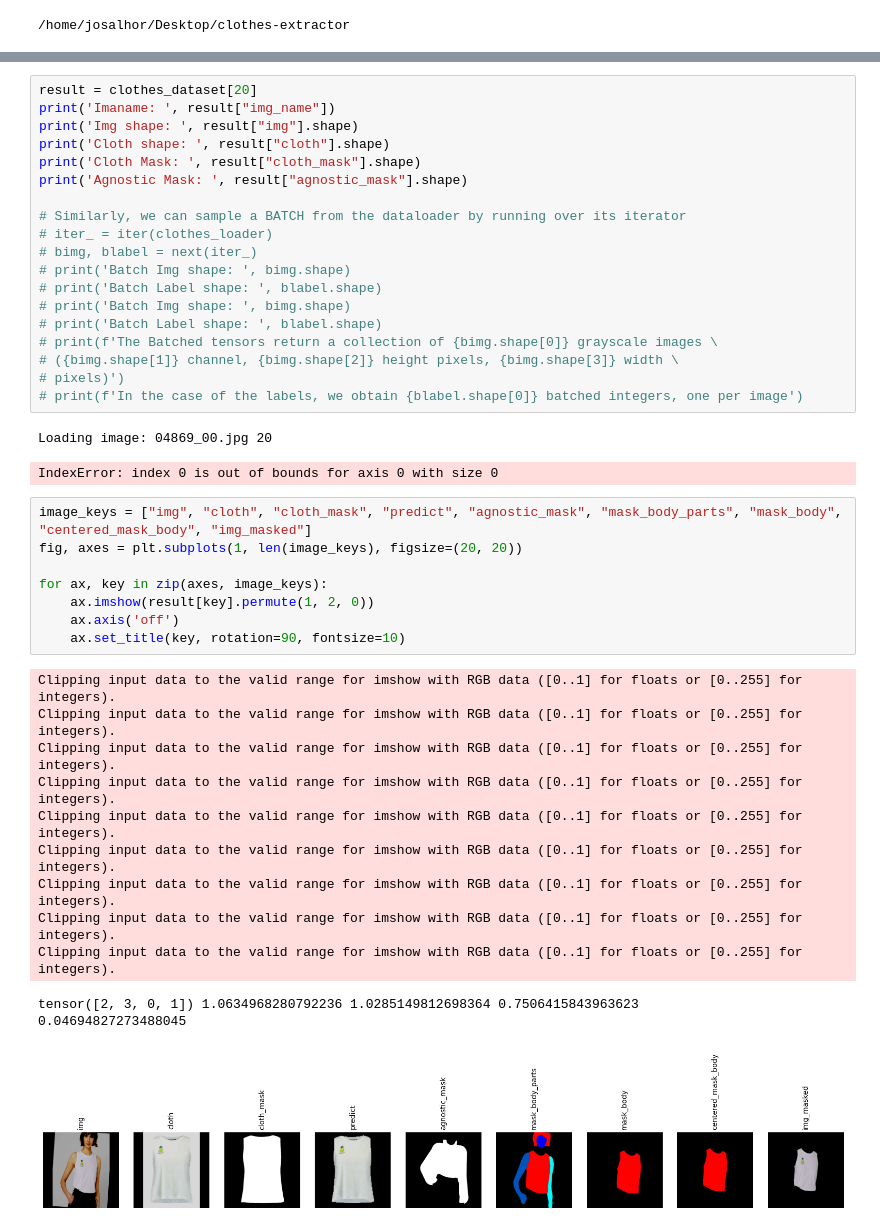
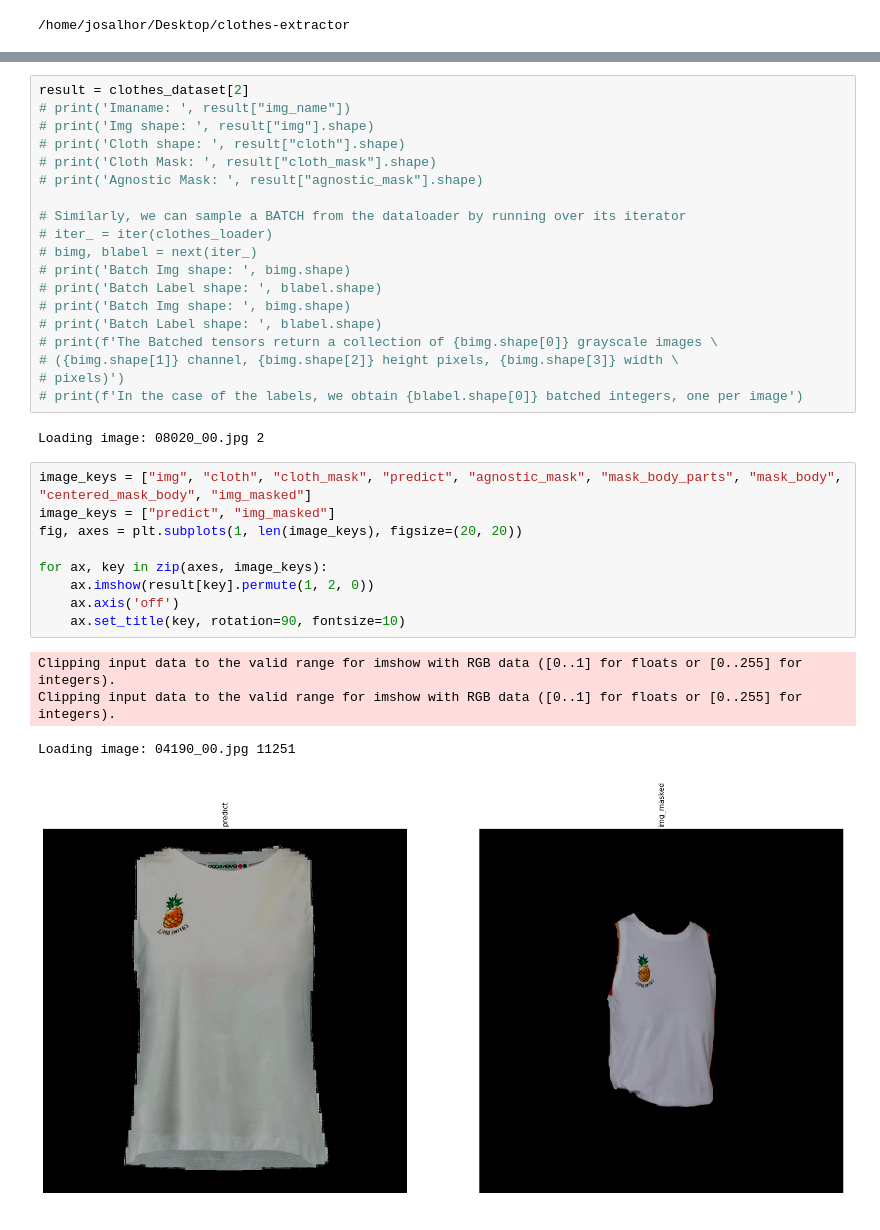
Before and after one commit to aidl-upc-2024-clothes-extractor/clothes-extractor, a Jupyter notebook: Jupyters/dataset_masked.ipynb, the cells around one changed output, grey strips where cells are left out. Saved outputs shown, nothing was run; the diff lists cells and outputs as text.

```diff
--- a/Jupyters/dataset_masked.ipynb
+++ b/Jupyters/dataset_masked.ipynb
@@ -47,10 +46,10 @@ Loading image: 08678_00.jpg 3867
 # %%
-result = clothes_dataset[20]
-print('Imaname: ', result["img_name"])
-print('Img shape: ', result["img"].shape)
-print('Cloth shape: ', result["cloth"].shape)
-print('Cloth Mask: ', result["cloth_mask"].shape)
-print('Agnostic Mask: ', result["agnostic_mask"].shape)
+result = clothes_dataset[2]
+# print('Imaname: ', result["img_name"])
+# print('Img shape: ', result["img"].shape)
+# print('Cloth shape: ', result["cloth"].shape)
+# print('Cloth Mask: ', result["cloth_mask"].shape)
+# print('Agnostic Mask: ', result["agnostic_mask"].shape)
 
 # Similarly, we can sample a BATCH from the dataloader by running over its iterator
 # iter_ = iter(clothes_loader)
@@ -64,26 +63,18 @@ print('Agnostic Mask: ', result["agnostic_mask"].shape)
 # pixels)')
 # print(f'In the case of the labels, we obtain {blabel.shape[0]} batched integers, one per image')
 # %% [output]
-Loading image: 04869_00.jpg 20
+Loading image: 08020_00.jpg 2
-IndexError: index 0 is out of bounds for axis 0 with size 0
 # %%
 image_keys = ["img", "cloth", "cloth_mask", "predict", "agnostic_mask", "mask_body_parts", "mask_body", "centered_mask_body", "img_masked"]
+image_keys = ["predict", "img_masked"]
 fig, axes = plt.subplots(1, len(image_keys), figsize=(20, 20))
 
 for ax, key in zip(axes, image_keys):
     ax.imshow(result[key].permute(1, 2, 0))
     ax.axis('off')
     ax.set_title(key, rotation=90, fontsize=10)
 # %% [output]
 Clipping input data to the valid range for imshow with RGB data ([0..1] for floats or [0..255] for integers).
 Clipping input data to the valid range for imshow with RGB data ([0..1] for floats or [0..255] for integers).
-Clipping input data to the valid range for imshow with RGB data ([0..1] for floats or [0..255] for integers).
-Clipping input data to the valid range for imshow with RGB data ([0..1] for floats or [0..255] for integers).
-Clipping input data to the valid range for imshow with RGB data ([0..1] for floats or [0..255] for integers).
-Clipping input data to the valid range for imshow with RGB data ([0..1] for floats or [0..255] for integers).
-Clipping input data to the valid range for imshow with RGB data ([0..1] for floats or [0..255] for integers).
-Clipping input data to the valid range for imshow with RGB data ([0..1] for floats or [0..255] for integers).
-Clipping input data to the valid range for imshow with RGB data ([0..1] for floats or [0..255] for integers).
-tensor([2, 3, 0, 1]) 1.0634968280792236 1.0285149812698364 0.7506415843963623
-0.04694827273488045
+Loading image: 04190_00.jpg 11251
-[figure, old version]
+[figure, new version]
```
Also changed, not shown: parts of 1 cell of this notebook, 1 other file.
